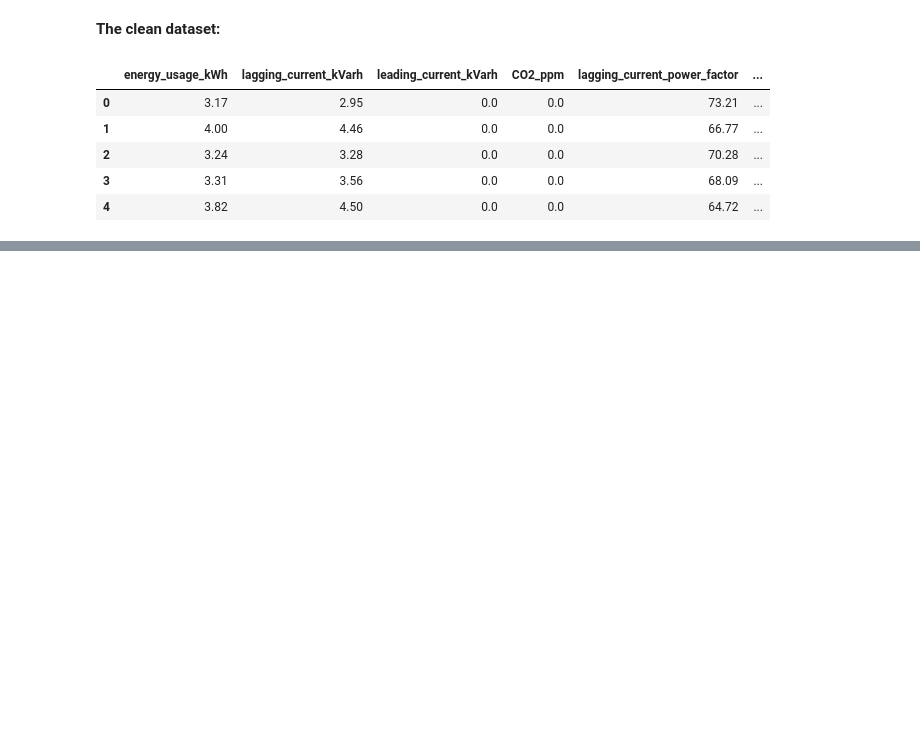
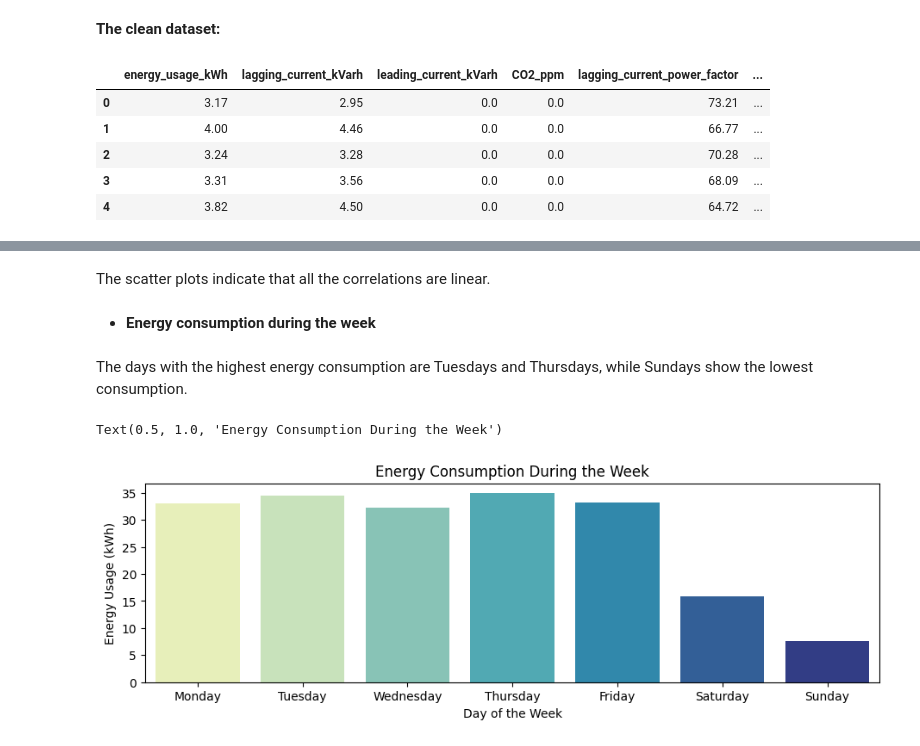
Before and after one commit to herrerovir/Steel-industry-energy-consumption-forecasting, a Jupyter notebook: Steel-industry-energy-consumption-forecasting.ipynb, the cells around one changed output, grey strips where cells are left out. Saved outputs shown, nothing was run; the diff lists cells and outputs as text; code cells hidden in the pictures; blank space fills up the shorter version.

```diff
--- a/Steel-industry-energy-consumption-forecasting.ipynb
+++ b/Steel-industry-energy-consumption-forecasting.ipynb
@@ -376,0 +509,15 @@ energy_consumption.head()
+# %% [markdown]
+The scatter plots indicate that all the correlations are linear.
+# %% [markdown]
+* **Energy consumption during the week**
+# %% [markdown]
+The days with the highest energy consumption are Tuesdays and Thursdays, while Sundays show the lowest consumption.
+# %%
+consumption_during_the_week_graph = plt.figure(figsize = (11, 3))
+sns.barplot(energy_consumption, x = "day_of_the_week", y = "energy_usage_kWh", errorbar= None, hue = "day_of_the_week", palette = "YlGnBu")
+plt.xlabel("Day of the Week")
+plt.ylabel("Energy Usage (kWh)")
+plt.title("Energy Consumption During the Week", size = 12)
+# %% [output]
+Text(0.5, 1.0, 'Energy Consumption During the Week')
+[figure, added]
```
Also changed, not shown: parts of 17 cells of this notebook.
